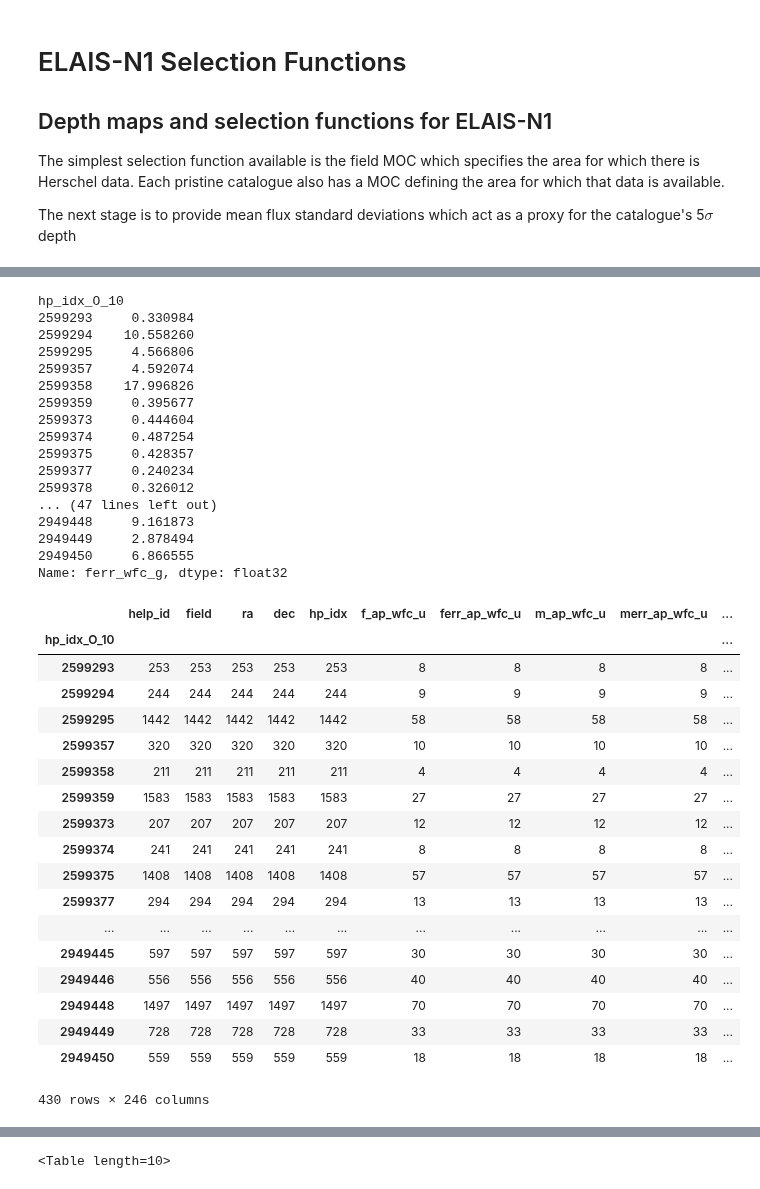
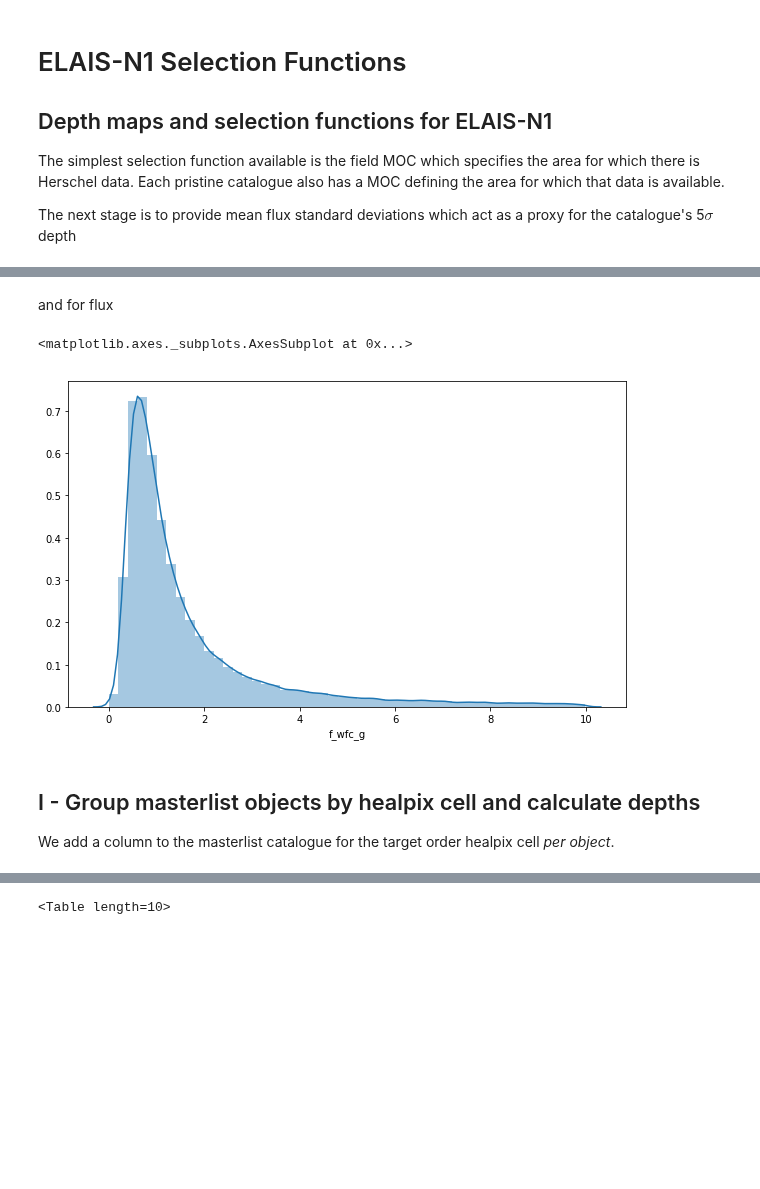
Before and after one commit to H-E-L-P/dmu_products, a Jupyter notebook: dmu1/dmu1_ml_ELAIS-N1/4_Selection_function.ipynb, the cells around one changed output, grey strips where cells are left out. Drawn from its saved outputs; the diff is of its cells as text; code cells hidden in the pictures; blank space fills up the shorter version.

```diff
--- a/dmu1/dmu1_ml_ELAIS-N1/4_Selection_function.ipynb
+++ b/dmu1/dmu1_ml_ELAIS-N1/4_Selection_function.ipynb
@@ -35 +44,11 @@ master_catalogue = Table.read("{}/master_catalogue_elais_n1_20170706.fits".forma
+# %% [markdown]
+and for flux
+# %%
+sns.distplot(master_catalogue['f_wfc_g'][(master_catalogue['f_wfc_g'] < 10.)  & (master_catalogue['f_wfc_g'] > 0)] )
+# %% [output]
+<matplotlib.axes._subplots.AxesSubplot at 0x...>
+[figure, added]
+# %% [markdown]
+## I - Group masterlist objects by healpix cell and calculate depths
+We add a column to the masterlist catalogue for the target order healpix cell <i>per object</i>.
 # %%
@@ -47,44 +65,0 @@ group = data.groupby(["hp_idx_O_{}".format(str(ORDER))], group_keys=True)
-# %%
-#Take the mean of every group of objects in the same order=ORDER healpix id
-group["ferr_wfc_g"].mean()
-# %% [output]
-hp_idx_O_10
-2599293     0.330984
-2599294    10.558260
-2599295     4.566806
-2599357     4.592074
-2599358    17.996826
-2599359     0.395677
-2599373     0.444604
-2599374     0.487254
-2599375     0.428357
-2599377     0.240234
-2599378     0.326012
-... (47 lines left out)
-2949448     9.161873
-2949449     2.878494
-2949450     6.866555
-Name: ferr_wfc_g, dtype: float32
-# %%
-#Show how many objects in each group (different depending on band)
-group.count()
-# %% [output]
-|  | help_id | field | ra | dec | hp_idx | f_ap_wfc_u | ferr_ap_wfc_u | m_ap_wfc_u | merr_ap_wfc_u | ... |
-| hp_idx_O_10 |  |  |  |  |  |  |  |  |  | ... |
-| 2599293 | 253 | 253 | 253 | 253 | 253 | 8 | 8 | 8 | 8 | ... |
-| 2599294 | 244 | 244 | 244 | 244 | 244 | 9 | 9 | 9 | 9 | ... |
-| 2599295 | 1442 | 1442 | 1442 | 1442 | 1442 | 58 | 58 | 58 | 58 | ... |
-| 2599357 | 320 | 320 | 320 | 320 | 320 | 10 | 10 | 10 | 10 | ... |
-| 2599358 | 211 | 211 | 211 | 211 | 211 | 4 | 4 | 4 | 4 | ... |
-| 2599359 | 1583 | 1583 | 1583 | 1583 | 1583 | 27 | 27 | 27 | 27 | ... |
-| 2599373 | 207 | 207 | 207 | 207 | 207 | 12 | 12 | 12 | 12 | ... |
-| 2599374 | 241 | 241 | 241 | 241 | 241 | 8 | 8 | 8 | 8 | ... |
-| 2599375 | 1408 | 1408 | 1408 | 1408 | 1408 | 57 | 57 | 57 | 57 | ... |
-| 2599377 | 294 | 294 | 294 | 294 | 294 | 13 | 13 | 13 | 13 | ... |
-| ... | ... | ... | ... | ... | ... | ... | ... | ... | ... | ... |
-| 2949445 | 597 | 597 | 597 | 597 | 597 | 30 | 30 | 30 | 30 | ... |
-| 2949446 | 556 | 556 | 556 | 556 | 556 | 40 | 40 | 40 | 40 | ... |
-| 2949448 | 1497 | 1497 | 1497 | 1497 | 1497 | 70 | 70 | 70 | 70 | ... |
-| 2949449 | 728 | 728 | 728 | 728 | 728 | 33 | 33 | 33 | 33 | ... |
-| 2949450 | 559 | 559 | 559 | 559 | 559 | 18 | 18 | 18 | 18 | ... |
-430 rows × 246 columns
```
Also changed, not shown: parts of 19 cells of this notebook.
